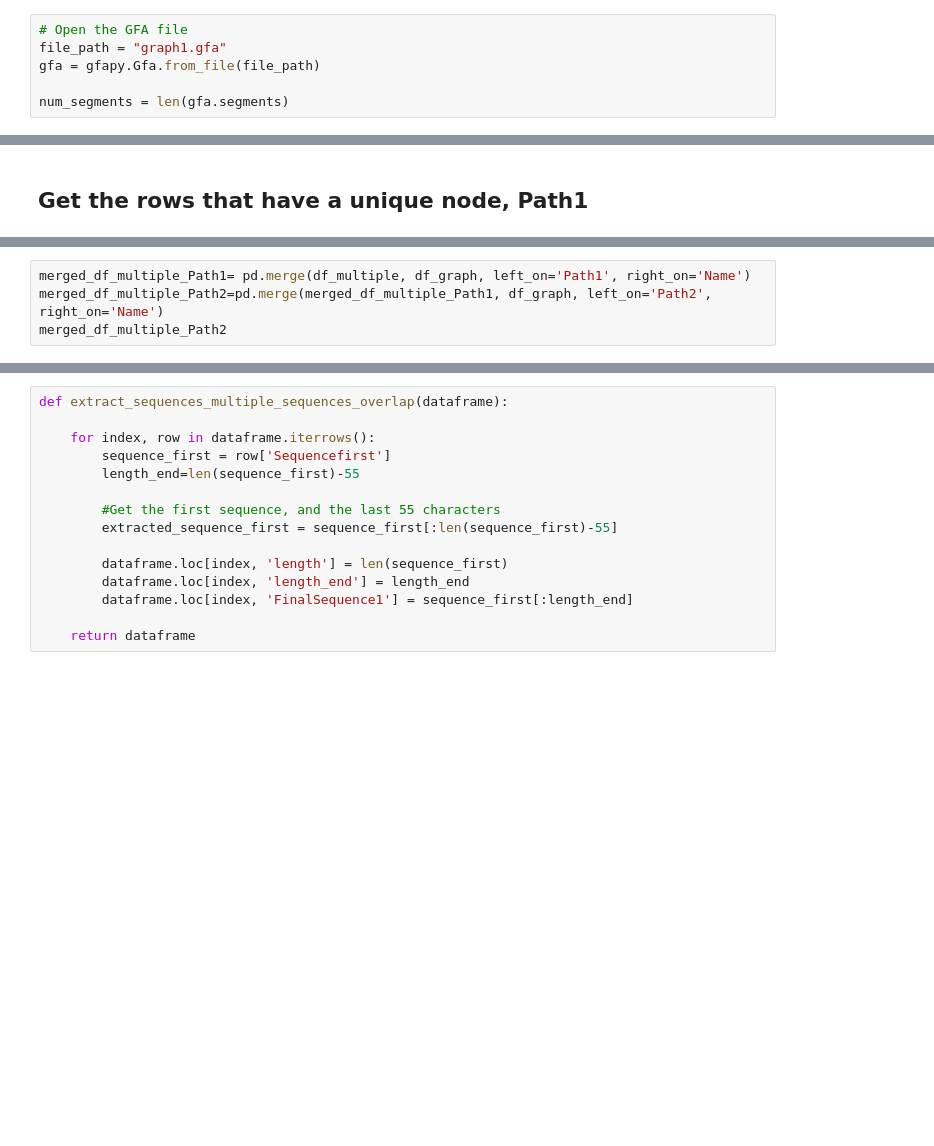
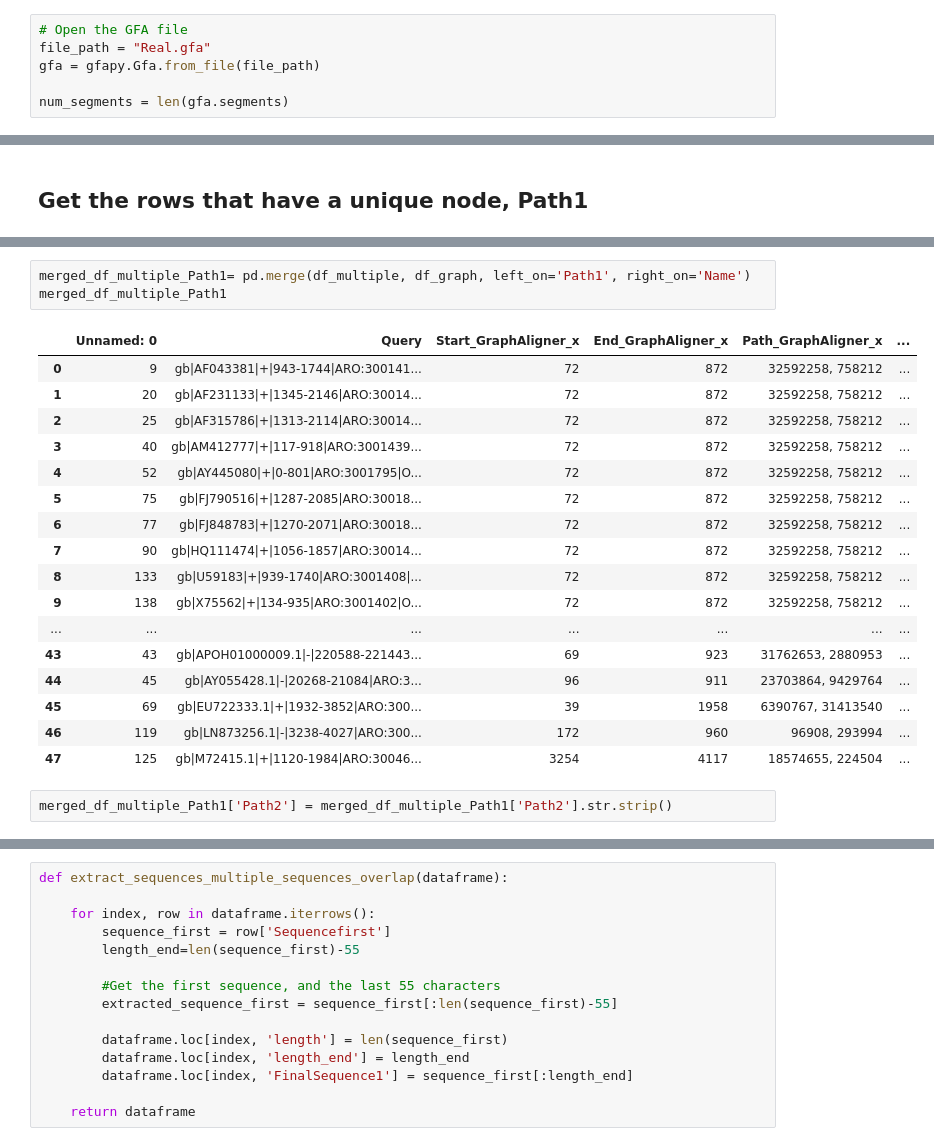
Before and after one commit to Yusreen/Thesis, a Jupyter notebook: Results and findings/Extract Sequence.ipynb, the cells around one changed output, grey strips where cells are left out. Drawn from its saved outputs; the diff is of its cells as text; blank space fills up the shorter version.

```diff
--- a/Results and findings/Extract Sequence.ipynb
+++ b/Results and findings/Extract Sequence.ipynb
@@ -10,7 +10,7 @@ from collections import defaultdict
 import gfapy
 # %%
 # Open the GFA file
-file_path = "graph1.gfa"
+file_path = "Real.gfa"
 gfa = gfapy.Gfa.from_file(file_path)
 
 num_segments = len(gfa.segments)
@@ -96,4 +267,23 @@ df_multiple
 # %%
 merged_df_multiple_Path1= pd.merge(df_multiple, df_graph, left_on='Path1', right_on='Name')
-merged_df_multiple_Path2=pd.merge(merged_df_multiple_Path1, df_graph, left_on='Path2', right_on='Name')
-merged_df_multiple_Path2
+merged_df_multiple_Path1
+# %% [output]
+|  | Unnamed: 0 | Query | Start_GraphAligner_x | End_GraphAligner_x | Path_GraphAligner_x | ... |
+| 0 | 9 | gb|AF043381|+|943-1744|ARO:300141... | 72 | 872 | 32592258, 758212 | ... |
+| 1 | 20 | gb|AF231133|+|1345-2146|ARO:30014... | 72 | 872 | 32592258, 758212 | ... |
+| 2 | 25 | gb|AF315786|+|1313-2114|ARO:30014... | 72 | 872 | 32592258, 758212 | ... |
+| 3 | 40 | gb|AM412777|+|117-918|ARO:3001439... | 72 | 872 | 32592258, 758212 | ... |
+| 4 | 52 | gb|AY445080|+|0-801|ARO:3001795|O... | 72 | 872 | 32592258, 758212 | ... |
+| 5 | 75 | gb|FJ790516|+|1287-2085|ARO:30018... | 72 | 872 | 32592258, 758212 | ... |
+| 6 | 77 | gb|FJ848783|+|1270-2071|ARO:30018... | 72 | 872 | 32592258, 758212 | ... |
+| 7 | 90 | gb|HQ111474|+|1056-1857|ARO:30014... | 72 | 872 | 32592258, 758212 | ... |
+| 8 | 133 | gb|U59183|+|939-1740|ARO:3001408|... | 72 | 872 | 32592258, 758212 | ... |
+| 9 | 138 | gb|X75562|+|134-935|ARO:3001402|O... | 72 | 872 | 32592258, 758212 | ... |
+| ... | ... | ... | ... | ... | ... | ... |
+| 43 | 43 | gb|APOH01000009.1|-|220588-221443... | 69 | 923 | 31762653, 2880953 | ... |
+| 44 | 45 | gb|AY055428.1|-|20268-21084|ARO:3... | 96 | 911 | 23703864, 9429764 | ... |
+| 45 | 69 | gb|EU722333.1|+|1932-3852|ARO:300... | 39 | 1958 | 6390767, 31413540 | ... |
+| 46 | 119 | gb|LN873256.1|-|3238-4027|ARO:300... | 172 | 960 | 96908, 293994 | ... |
+| 47 | 125 | gb|M72415.1|+|1120-1984|ARO:30046... | 3254 | 4117 | 18574655, 224504 | ... |
+# %%
+merged_df_multiple_Path1['Path2'] = merged_df_multiple_Path1['Path2'].str.strip()
```
Also changed, not shown: parts of 68 cells of this notebook, 45 other files.
